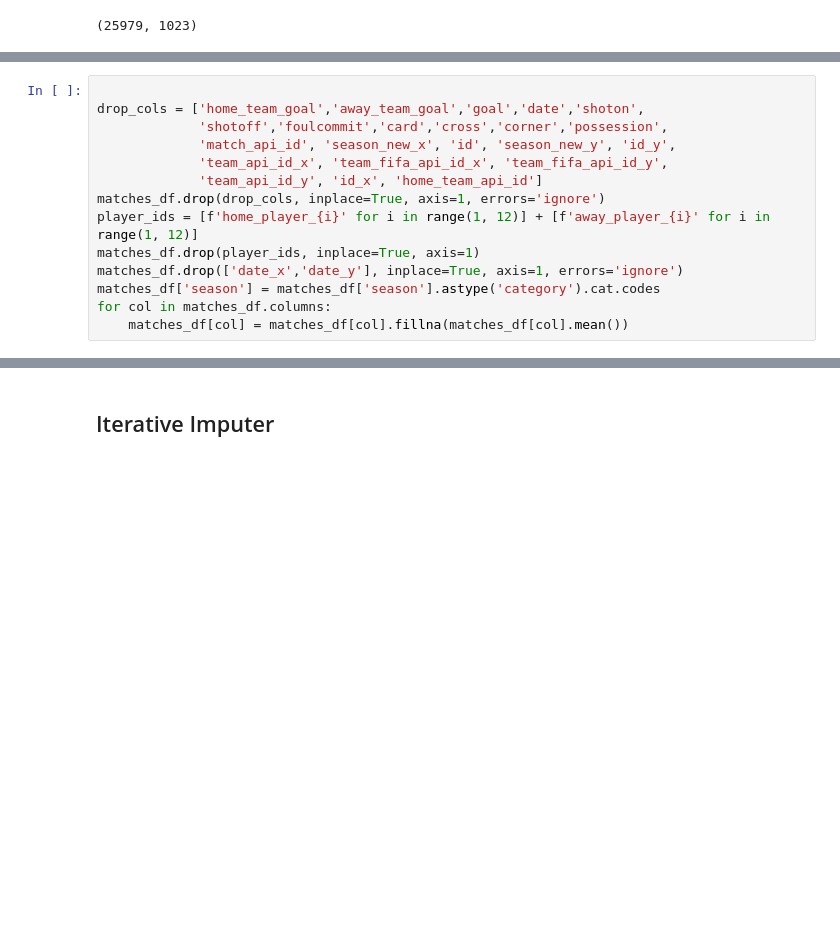
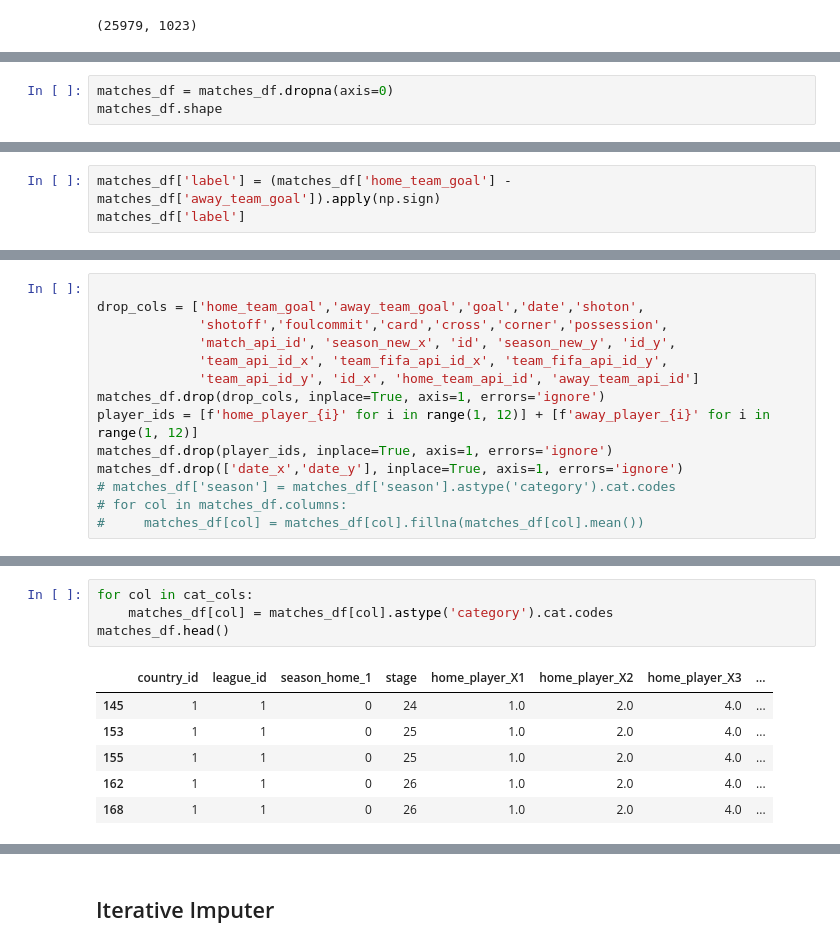
Before and after one commit to Ferox98/World-cup-predictions, a Jupyter notebook: analysis-imputation.ipynb, the cells around one changed output, grey strips where cells are left out. Saved outputs shown, nothing was run; the diff lists cells and outputs as text; blank space fills up the shorter version.

```diff
--- a/analysis-imputation.ipynb
+++ b/analysis-imputation.ipynb
@@ -332,0 +371,3 @@ accuracy_score(y_pred,y_test)
+# %%
+matches_df = matches_df.dropna(axis=0)
+matches_df.shape
@@ -332,0 +376,3 @@ accuracy_score(y_pred,y_test)
+# %%
+matches_df['label'] = (matches_df['home_team_goal'] - matches_df['away_team_goal']).apply(np.sign)
+matches_df['label']
@@ -336,11 +415,11 @@ drop_cols = ['home_team_goal','away_team_goal','goal','date','shoton',
              'shotoff','foulcommit','card','cross','corner','possession',
              'match_api_id', 'season_new_x', 'id', 'season_new_y', 'id_y',
              'team_api_id_x', 'team_fifa_api_id_x', 'team_fifa_api_id_y',
-             'team_api_id_y', 'id_x', 'home_team_api_id']
+             'team_api_id_y', 'id_x', 'home_team_api_id', 'away_team_api_id']
 matches_df.drop(drop_cols, inplace=True, axis=1, errors='ignore')
 player_ids = [f'home_player_{i}' for i in range(1, 12)] + [f'away_player_{i}' for i in range(1, 12)]
-matches_df.drop(player_ids, inplace=True, axis=1)
+matches_df.drop(player_ids, inplace=True, axis=1, errors='ignore')
 matches_df.drop(['date_x','date_y'], inplace=True, axis=1, errors='ignore')
-matches_df['season'] = matches_df['season'].astype('category').cat.codes
-for col in matches_df.columns:
-    matches_df[col] = matches_df[col].fillna(matches_df[col].mean())
+# matches_df['season'] = matches_df['season'].astype('category').cat.codes
+# for col in matches_df.columns:
+#     matches_df[col] = matches_df[col].fillna(matches_df[col].mean())
@@ -346,0 +443,11 @@ for col in matches_df.columns:
+# %%
+for col in cat_cols:
+    matches_df[col] = matches_df[col].astype('category').cat.codes
+matches_df.head()
+# %% [output]
+|  | country_id | league_id | season_home_1 | stage | home_player_X1 | home_player_X2 | home_player_X3 | ... |
+| 145 | 1 | 1 | 0 | 24 | 1.0 | 2.0 | 4.0 | ... |
+| 153 | 1 | 1 | 0 | 25 | 1.0 | 2.0 | 4.0 | ... |
+| 155 | 1 | 1 | 0 | 25 | 1.0 | 2.0 | 4.0 | ... |
+| 162 | 1 | 1 | 0 | 26 | 1.0 | 2.0 | 4.0 | ... |
+| 168 | 1 | 1 | 0 | 26 | 1.0 | 2.0 | 4.0 | ... |
```
Also changed, not shown: parts of 36 cells of this notebook.
